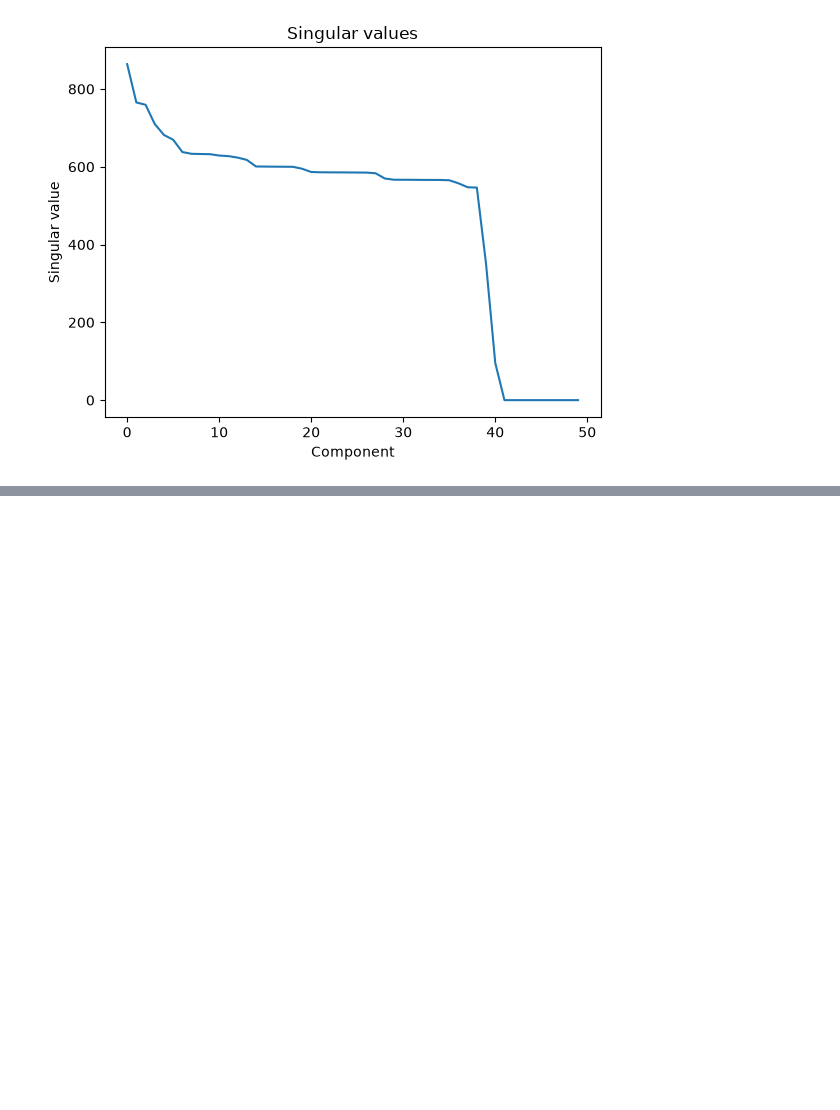
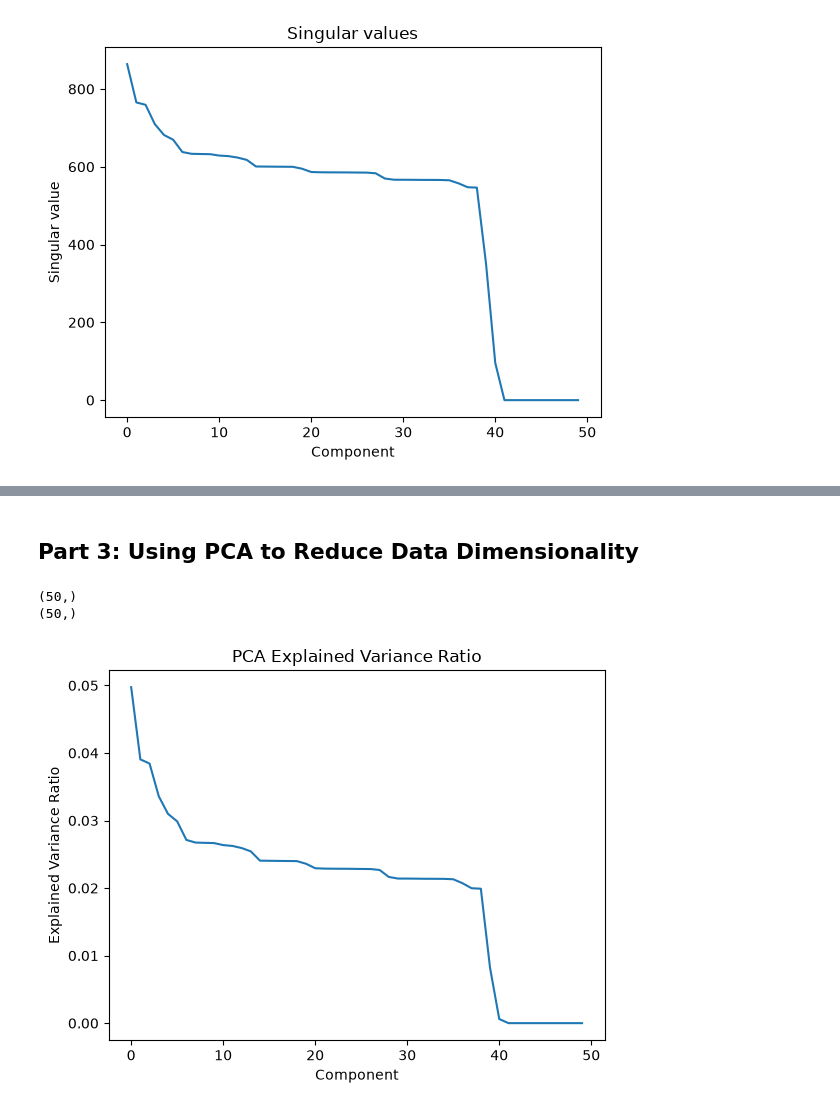
Before and after one commit to YashuLanki/Mathematics-AI-Course, a Jupyter notebook: Week 03 - SVD/SVD_PCA_Dimensionality_Reduction.ipynb, the cells around one changed output, grey strips where cells are left out. Drawn from its saved outputs; the diff is of its cells as text; code cells hidden in the pictures; blank space fills up the shorter version.

```diff
--- a/Week 03 - SVD/SVD_PCA_Dimensionality_Reduction.ipynb
+++ b/Week 03 - SVD/SVD_PCA_Dimensionality_Reduction.ipynb
@@ -131,0 +172,21 @@ plt.show()
+# %% [markdown]
+## Part 3: Using PCA to Reduce Data Dimensionality
+# %%
+pca = PCA()
+pca.fit(X_scaled)
+
+print(pca.explained_variance_ratio_.shape)
+
+cumulative_pca = np.cumsum(pca.explained_variance_ratio_)
+print(cumulative_pca.shape)
+# %% [output]
+(50,)
+(50,)
+# %%
+plt.plot(pca.explained_variance_ratio_)
+plt.xlabel('Component')
+plt.ylabel('Explained Variance Ratio')
+plt.title('PCA Explained Variance Ratio')
+plt.show()
+# %% [output]
+[figure, added]
```
Also changed, not shown: parts of 12 cells of this notebook.
